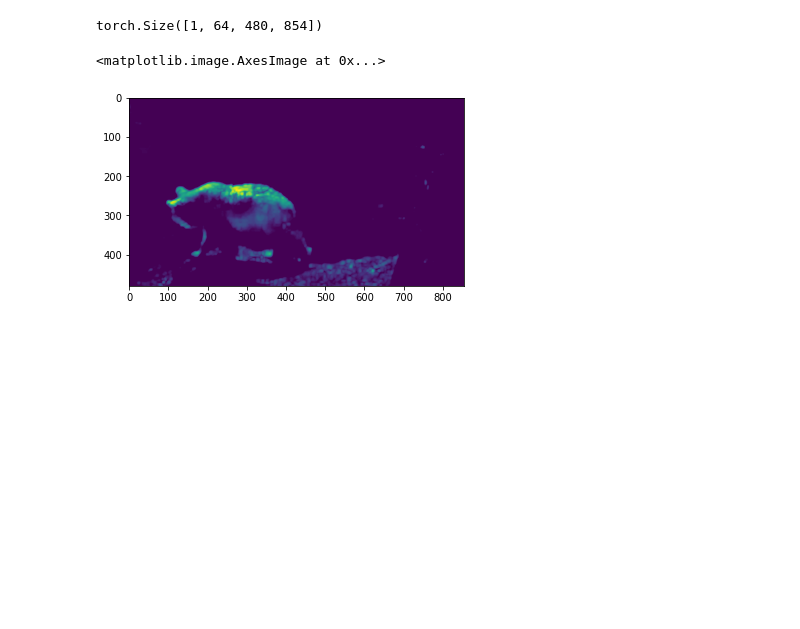
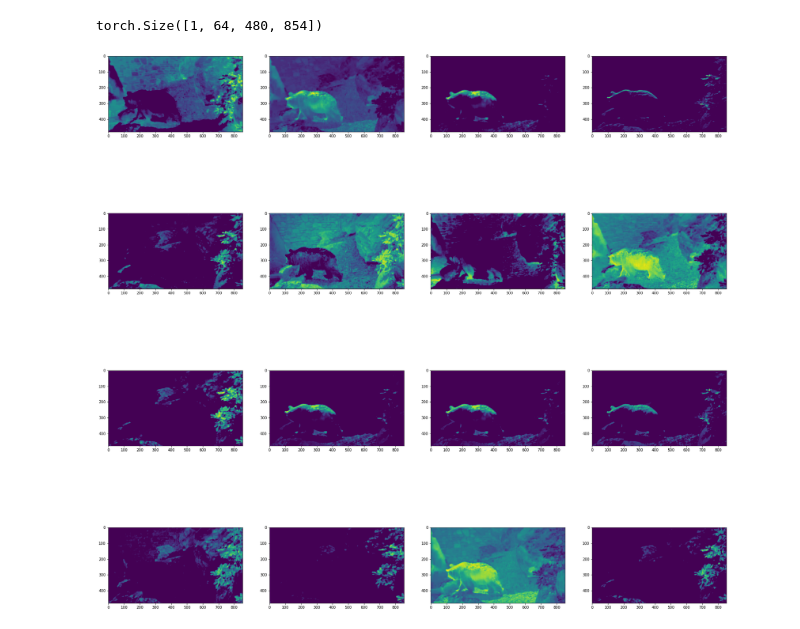
Before and after one commit to LIDS-UNICAMP/FLIM, a Jupyter notebook: example/build_feature_extractor.ipynb, the cells around one changed output. Drawn from its saved outputs; the diff is of its cells as text; code cells hidden in the pictures; blank space fills up the shorter version.

```diff
--- a/example/build_feature_extractor.ipynb
+++ b/example/build_feature_extractor.ipynb
@@ -55,14 +42,19 @@ model = creator.get_LIDSConvNet()
+# %%
+encoder = utils.build_model(architecture, images=images, markers=markers, device=device)
 # %%
-# input mut be a PyTorch Tensor with shape (N, C, H, W)
 x = torch.from_numpy(images).permute(0, 3, 1, 2).float().to(device)
+features = encoder.forward(x)
-# %%
-features = model.forward(x)
 # %%
 print(features.size())
 # %% [output]
 torch.Size([1, 64, 480, 854])
-# %%
-plt.imshow(features[0, 0, :].detach().cpu())
-# %% [output]
-<matplotlib.image.AxesImage at 0x...>
-[figure, removed]
+# %%
+#showing a few features
+fig, axs = plt.subplots(4,4, figsize=(30,30))
+
+for i in range(16):
+    c1=i//4
+    c2=i%4
+    axs[c1][c2].imshow(features[0, i, :].detach().cpu())
+# %% [output]
+[figure, added]
```
Also changed, not shown: parts of 7 cells of this notebook, 5 other files.
